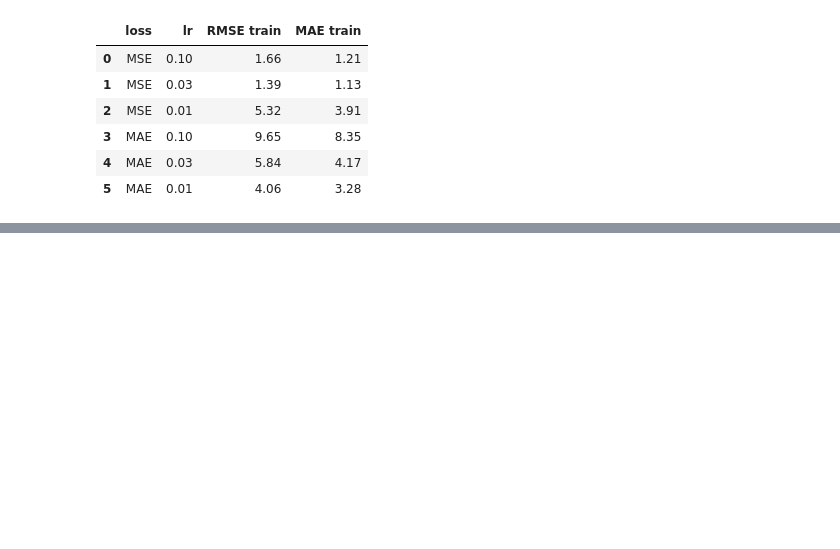
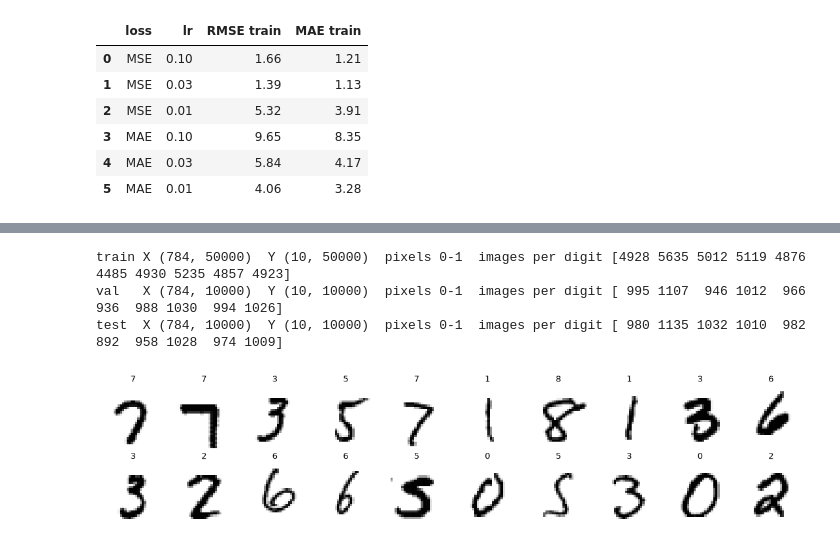
Before and after one commit to YouRekt/NeuralNetworks, a Jupyter notebook: Projekt1.ipynb, the cells around one changed output, grey strips where cells are left out. Saved outputs shown, nothing was run; the diff lists cells and outputs as text; code cells hidden in the pictures; blank space fills up the shorter version.

Commit message:
Projekt1 - part 2

```diff
--- a/Projekt1.ipynb
+++ b/Projekt1.ipynb
@@ -603,0 +608,30 @@ display(lr_table.round(2))
+# %%
+MNIST = "data/mnist"
+N_VAL = 10_000
+SPLIT_SEED = 0
+
+
+def load_mnist_split():
+    X, Y = load_mnist(f"{MNIST}/train-images-idx3-ubyte.gz", f"{MNIST}/train-labels-idx1-ubyte.gz")
+    X_test, Y_test = load_mnist(f"{MNIST}/t10k-images-idx3-ubyte.gz", f"{MNIST}/t10k-labels-idx1-ubyte.gz")
+    order = np.random.default_rng(SPLIT_SEED).permutation(X.shape[1])
+    val, train = order[:N_VAL], order[N_VAL:]
+    return dict(X_train=X[:, train], Y_train=Y[:, train], X_val=X[:, val], Y_val=Y[:, val],
+                X_test=X_test, Y_test=Y_test)
+
+
+mnist = load_mnist_split()
+for part in ["train", "val", "test"]:
+    X_part, Y_part = mnist[f"X_{part}"], mnist[f"Y_{part}"]
+    print(f"{part:5} X {X_part.shape}  Y {Y_part.shape}  pixels {X_part.min():.0f}-{X_part.max():.0f}  "
+          f"images per digit {Y_part.sum(axis=1).astype(int)}")
+# %% [output]
+train X (784, 50000)  Y (10, 50000)  pixels 0-1  images per digit [4928 5635 5012 5119 4876 4485 4930 5235 4857 4923]
+val   X (784, 10000)  Y (10, 10000)  pixels 0-1  images per digit [ 995 1107  946 1012  966  936  988 1030  994 1026]
+test  X (784, 10000)  Y (10, 10000)  pixels 0-1  images per digit [ 980 1135 1032 1010  982  892  958 1028  974 1009]
+# %%
+fig = plot_digits(mnist["X_train"][:, :20], mnist["Y_train"][:, :20].argmax(axis=0))
+fig.savefig("figures/mnist_examples.png")
+plt.show()
+# %% [output]
+[figure, added]
```
Also changed, not shown: parts of 13 cells of this notebook, 2 other files.
